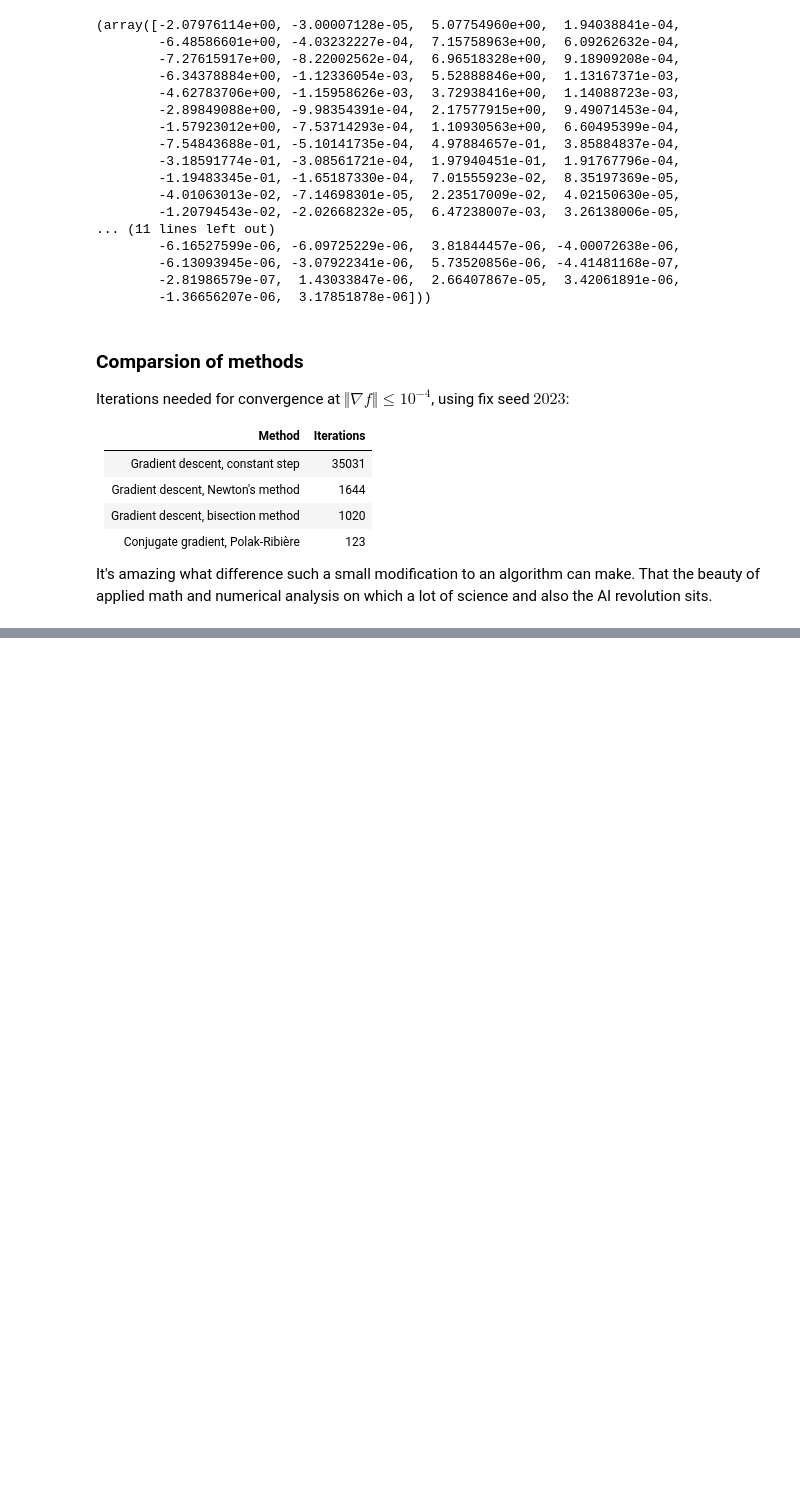
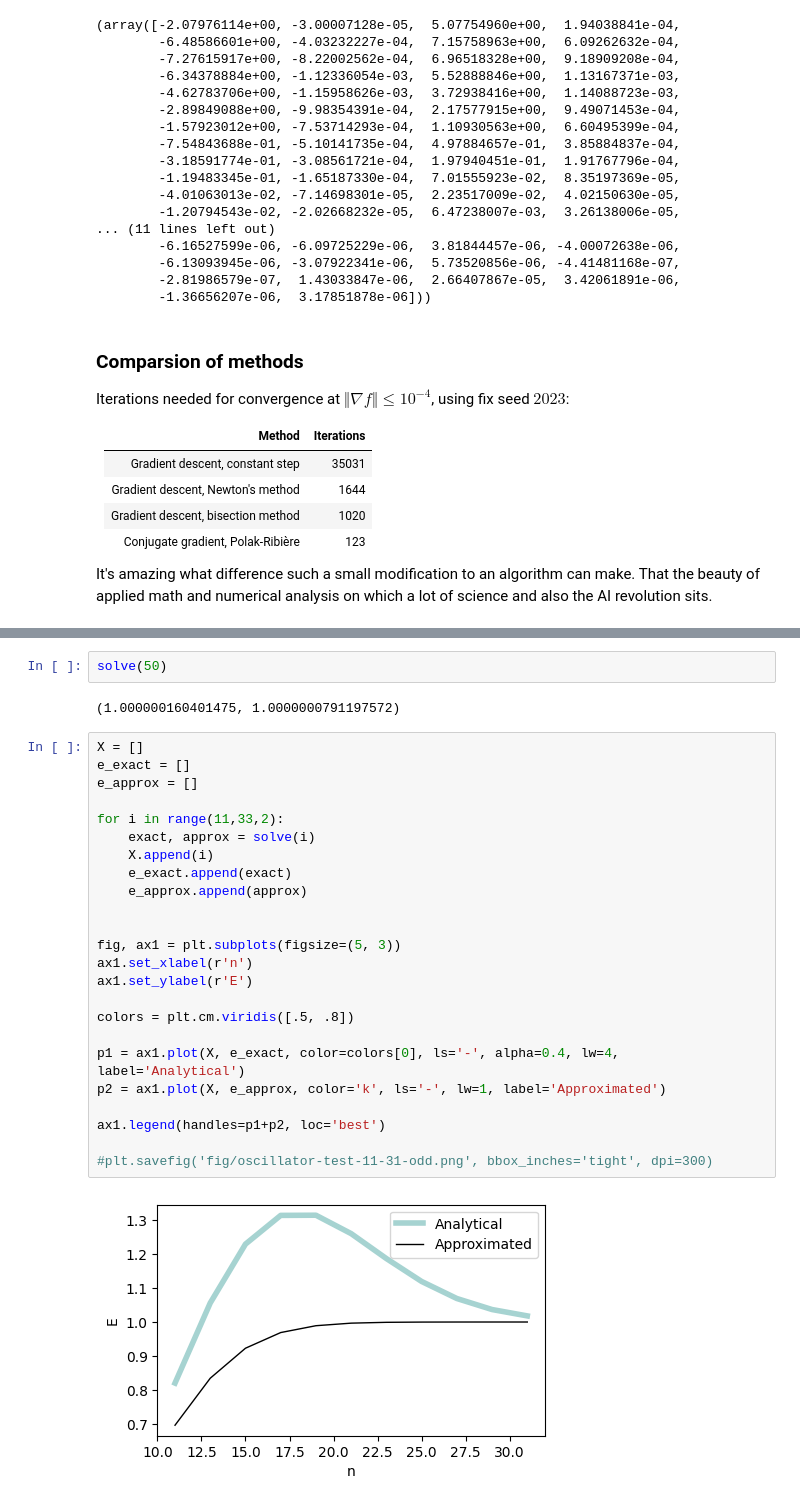
Before and after one commit to BelugaHaechi/garcia-theoretical-chemistry, a Jupyter notebook: LegendrePolynomials.ipynb, the cells around one changed output, grey strips where cells are left out. Drawn from its saved outputs; the diff is of its cells as text; blank space fills up the shorter version.

Commit message:
Add n-test for oscillator, add folder for fig

```diff
--- a/LegendrePolynomials.ipynb
+++ b/LegendrePolynomials.ipynb
@@ -1246,0 +1324,30 @@ It's amazing what difference such a small modification to an algorithm can make.
+# %%
+solve(50)
+# %% [output]
+(1.000000160401475, 1.0000000791197572)
+# %%
+X = []
+e_exact = []
+e_approx = []
+
+for i in range(11,33,2):
+    exact, approx = solve(i)
+    X.append(i)
+    e_exact.append(exact)
+    e_approx.append(approx)
+
+
+fig, ax1 = plt.subplots(figsize=(5, 3))
+ax1.set_xlabel(r'n')
+ax1.set_ylabel(r'E')
+
+colors = plt.cm.viridis([.5, .8])
+
+p1 = ax1.plot(X, e_exact, color=colors[0], ls='-', alpha=0.4, lw=4, label='Analytical')
+p2 = ax1.plot(X, e_approx, color='k', ls='-', lw=1, label='Approximated')
+
+ax1.legend(handles=p1+p2, loc='best')
+
+#plt.savefig('fig/oscillator-test-11-31-odd.png', bbox_inches='tight', dpi=300)
+# %% [output]
+[figure, added]
```
Also changed, not shown: parts of 5 cells of this notebook, 7 other files.
